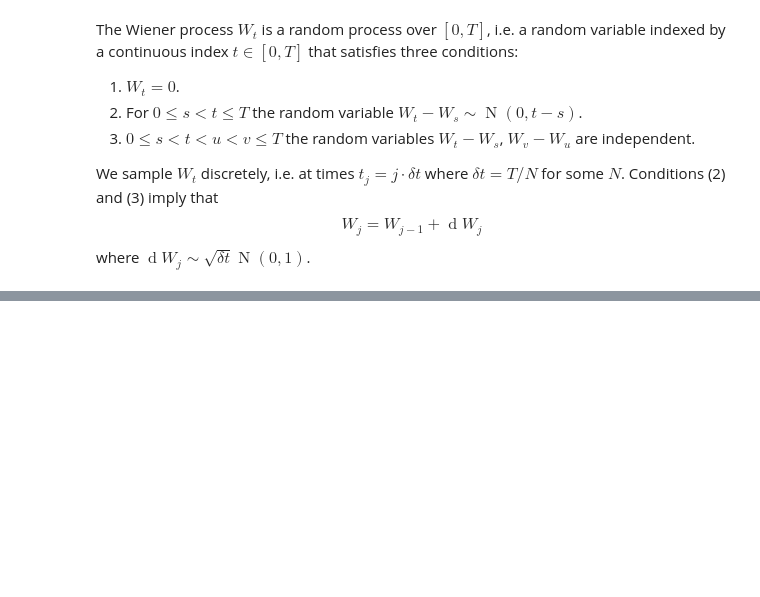
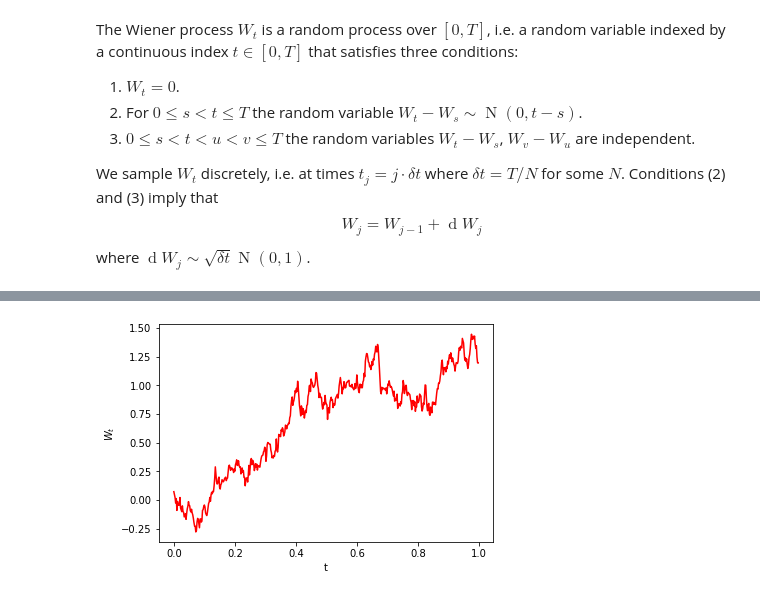
Before and after one commit to makslevental/numerical_sdes, a Jupyter notebook: main.ipynb, the cells around one changed output, grey strips where cells are left out. Drawn from its saved outputs; the diff is of its cells as text; code cells hidden in the pictures; blank space fills up the shorter version.

```diff
--- a/main.ipynb
+++ b/main.ipynb
@@ -35,0 +37,11 @@ ax.set_ylabel("$W_t$");
+# %%
+seed(1)
+dW = sqrt(δt)*N(n)
+W = cumsum(dW)
+ax.clear()
+ax.plot(ts, W, "r-")
+ax.set_xlabel("t");
+ax.set_ylabel("$W_t$");
+fig
+# %% [output]
+[figure, added]
```
Also changed, not shown: parts of 5 cells of this notebook.
